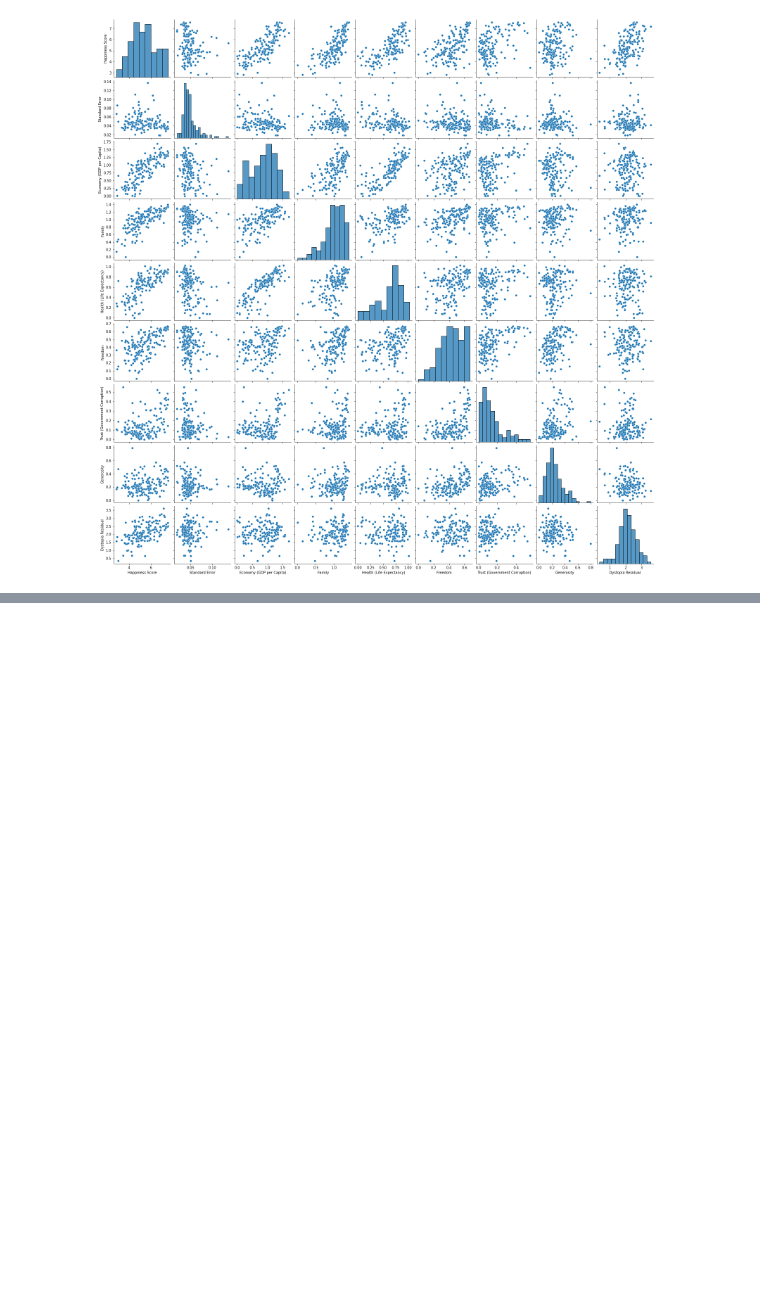
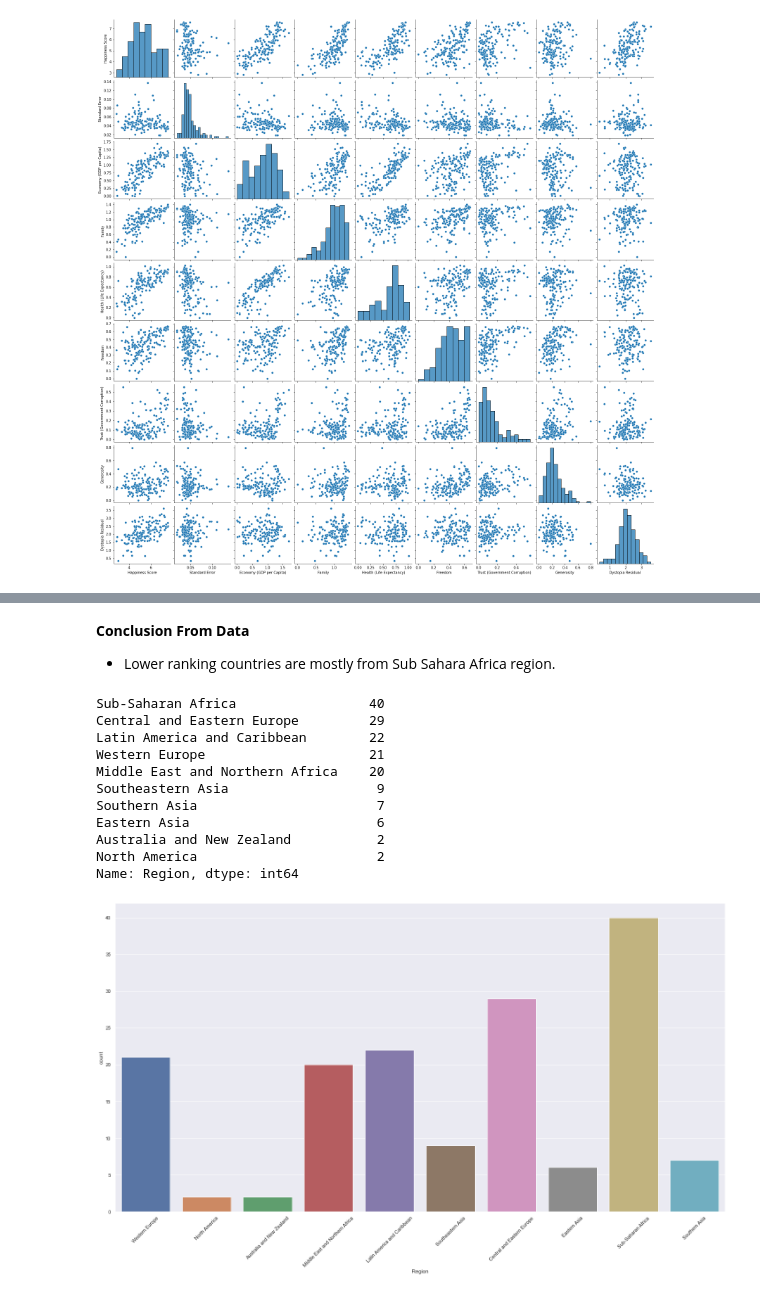
Before and after one commit to HunterKane/World-Happiness-Report-Analysis-, a Jupyter notebook: World Happines Report/World Happiness Report 2015 - 2019.ipynb, the cells around one changed output, grey strips where cells are left out. Drawn from its saved outputs; the diff is of its cells as text; code cells hidden in the pictures; blank space fills up the shorter version.

Commit message:
Updated Data
- What countries are the happiest?
- What region are these countries located in?
- What pattern is there in Region and happiness rank?

```diff
--- a/World Happines Report/World Happiness Report 2015 - 2019.ipynb
+++ b/World Happines Report/World Happiness Report 2015 - 2019.ipynb
@@ -105,0 +180,28 @@ sns.
+# %% [markdown]
+__Conclusion From Data__
+
+- Lower ranking countries are mostly from Sub Sahara Africa region.
+# %%
+
+print(df2015.Region.value_counts())
+
+fig=plt.figure(figsize=(20,12))
+sns.set_theme(style="darkgrid")
+ax = sns.countplot(x="Region", data=df2015)
+locs, labels = plt.xticks()
+plt.setp(labels, rotation=45)
+plt.tight_layout()
+plt.show()
+# %% [output]
+Sub-Saharan Africa                 40
+Central and Eastern Europe         29
+Latin America and Caribbean        22
+Western Europe                     21
+Middle East and Northern Africa    20
+Southeastern Asia                   9
+Southern Asia                       7
+Eastern Asia                        6
+Australia and New Zealand           2
+North America                       2
+Name: Region, dtype: int64
+[figure, added]
```
Also changed, not shown: parts of 8 cells of this notebook.
